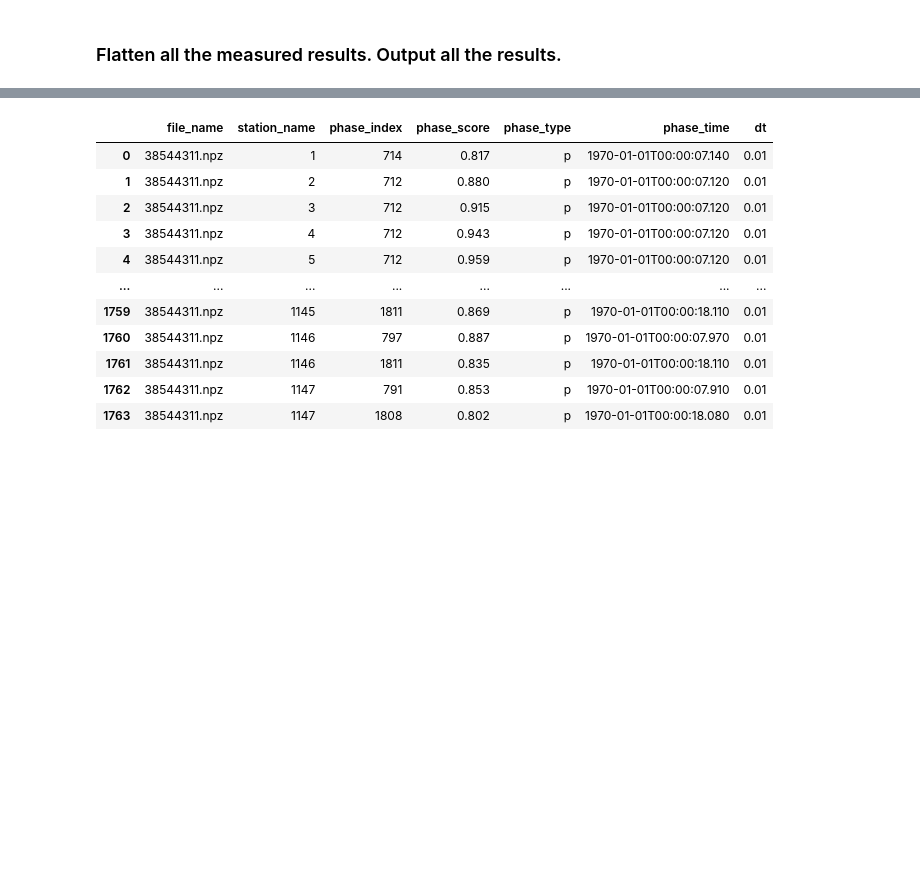
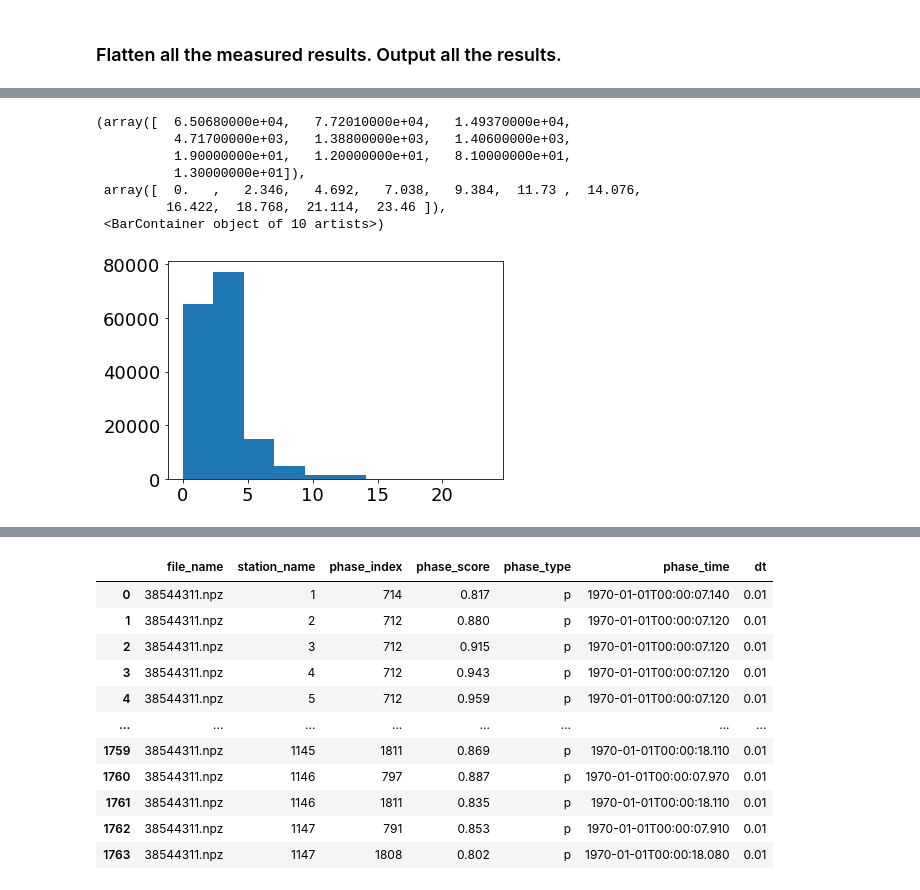
Before and after one commit to yinjiuxun/das-strain-scaling, a Jupyter notebook: jupyter_notebooks/Ridgecrest_extract_peak_amplitude.ipynb, the cells around one changed output, grey strips where cells are left out. Saved outputs shown, nothing was run; the diff lists cells and outputs as text; code cells hidden in the pictures; blank space fills up the shorter version.

```diff
--- a/jupyter_notebooks/Ridgecrest_extract_peak_amplitude.ipynb
+++ b/jupyter_notebooks/Ridgecrest_extract_peak_amplitude.ipynb
@@ -724,0 +727,13 @@ peak_amplitude_df
+# %%
+max_P_time = peak_amplitude_df.max_P_time
+# %%
+plt.hist(max_P_time)
+# %% [output]
+(array([  6.50680000e+04,   7.72010000e+04,   1.49370000e+04,
+          4.71700000e+03,   1.38800000e+03,   1.40600000e+03,
+          1.90000000e+01,   1.20000000e+01,   8.10000000e+01,
+          1.30000000e+01]),
+ array([  0.   ,   2.346,   4.692,   7.038,   9.384,  11.73 ,  14.076,
+         16.422,  18.768,  21.114,  23.46 ]),
+ <BarContainer object of 10 artists>)
+[figure, added]
```
Also changed, not shown: parts of 13 cells of this notebook, 1 other file.
